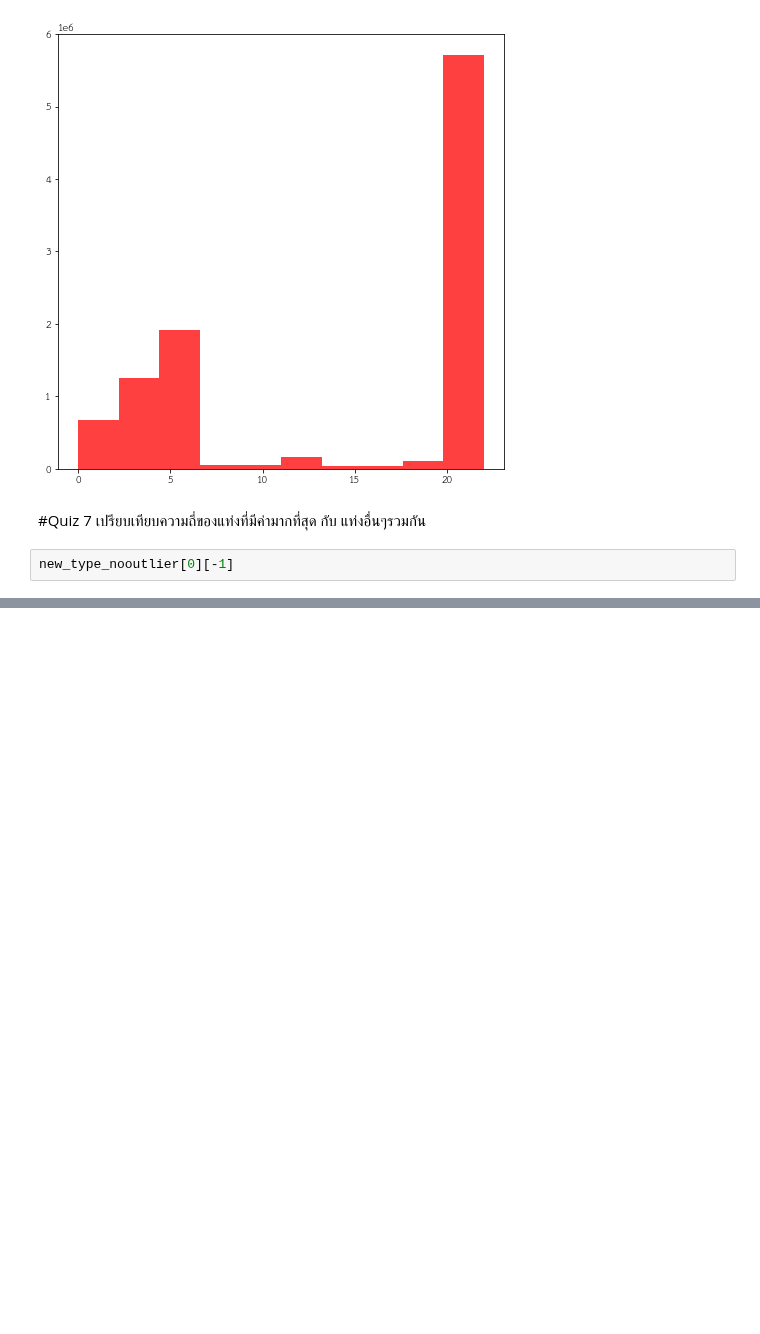
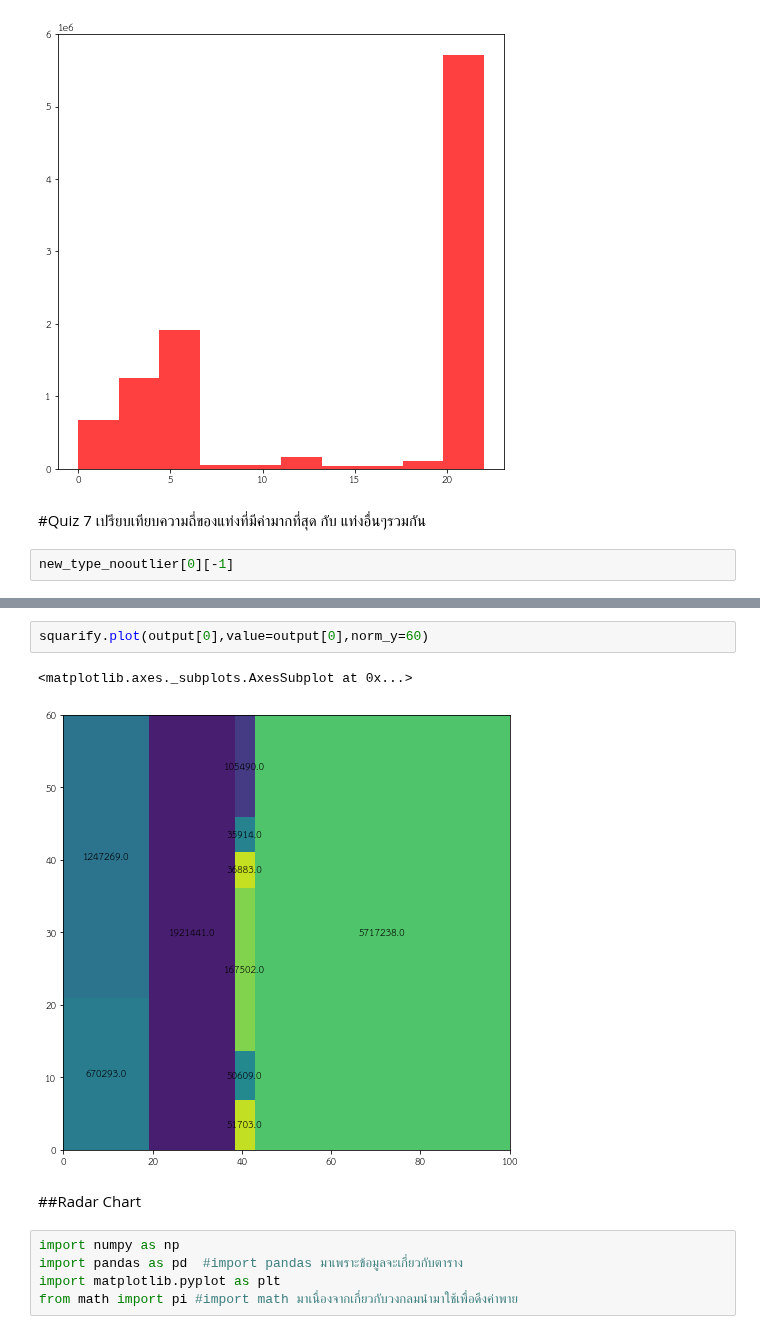
Before and after one commit to kanyaweeud/data_viz, a Jupyter notebook: Visualize_Data_Comparison.ipynb, the cells around one changed output, grey strips where cells are left out. Drawn from its saved outputs; the diff is of its cells as text; blank space fills up the shorter version.

```diff
--- a/Visualize_Data_Comparison.ipynb
+++ b/Visualize_Data_Comparison.ipynb
@@ -397,0 +440,12 @@ new_type_nooutlier[0][-1]
+# %%
+squarify.plot(output[0],value=output[0],norm_y=60)
+# %% [output]
+<matplotlib.axes._subplots.AxesSubplot at 0x...>
+[figure, added]
+# %% [markdown]
+##Radar Chart
+# %%
+import numpy as np
+import pandas as pd  #import pandas มาเพราะข้อมูลจะเกี่ยวกับตาราง
+import matplotlib.pyplot as plt
+from math import pi #import math มาเนื่องจากเกี่ยวกับวงกลมนำมาใช้เพื่อดึงค่าพาย
```
Also changed, not shown: parts of 22 cells of this notebook.
